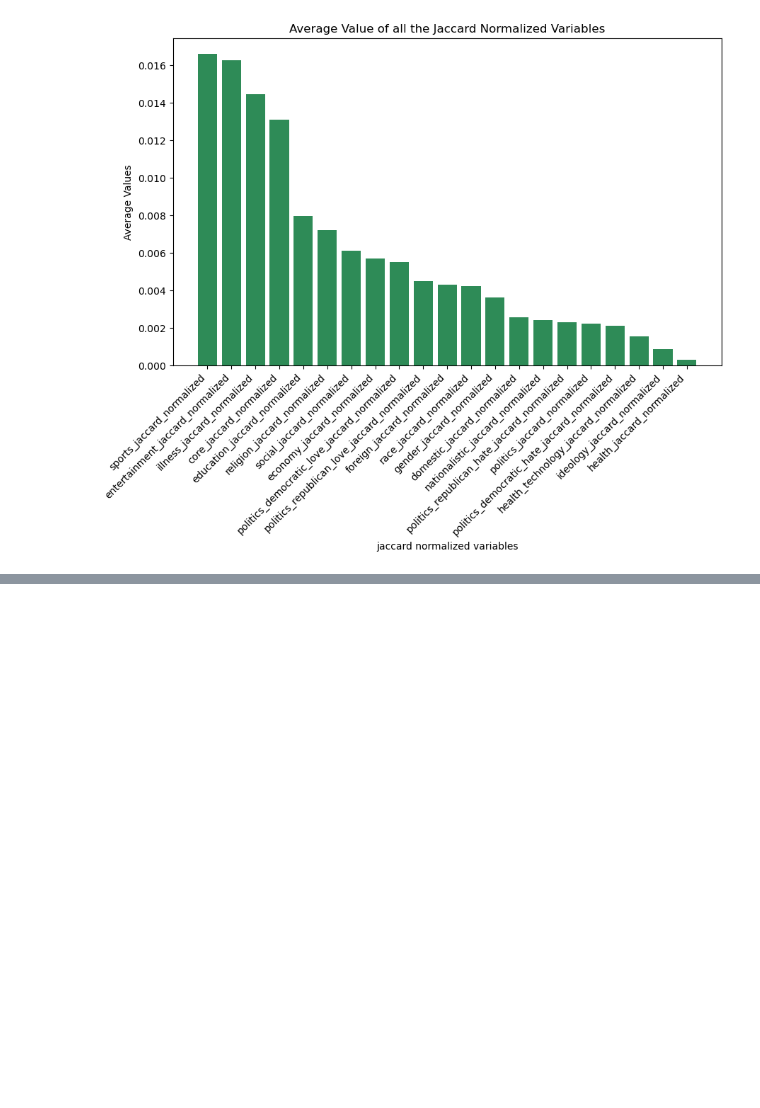
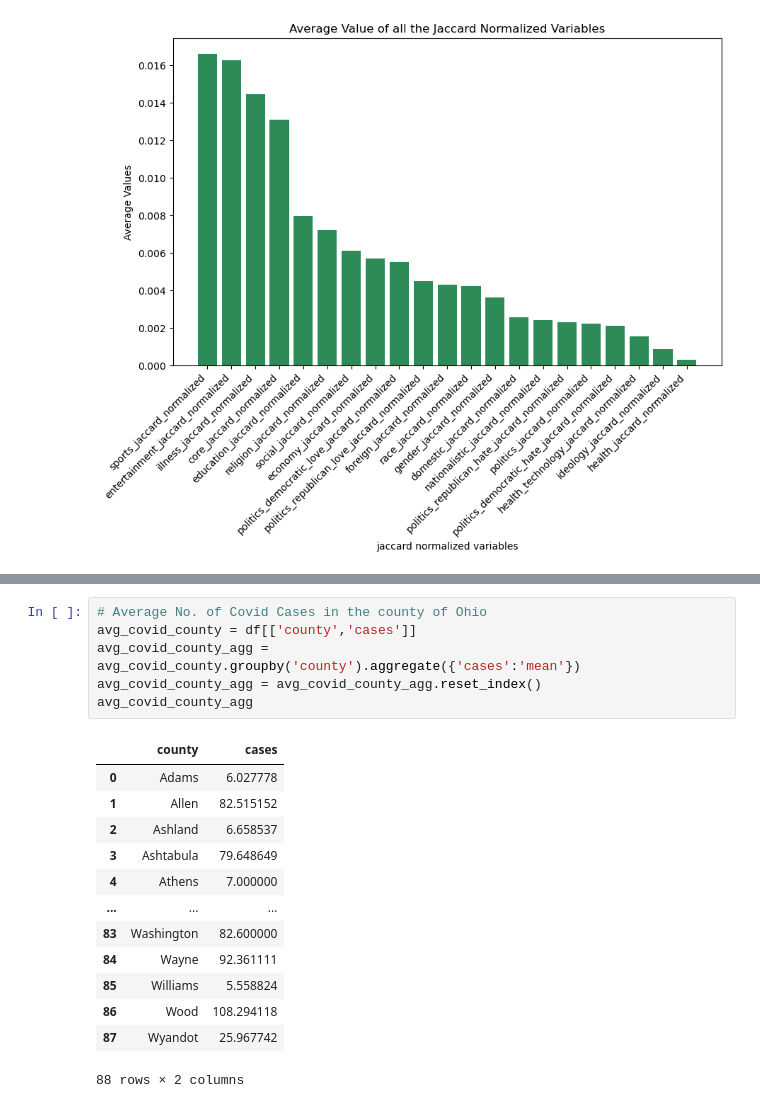
Before and after one commit to babli18/Covid-19-Awareness-Cases-in-Ohio, a Jupyter notebook: descriptive.ipynb, the cells around one changed output, grey strips where cells are left out. Cells and saved outputs as stored; diff of their text form; blank space fills up the shorter version.

```diff
--- a/descriptive.ipynb
+++ b/descriptive.ipynb
@@ -124,0 +178,20 @@ dtype('float64')
+# %%
+# Average No. of Covid Cases in the county of Ohio
+avg_covid_county = df[['county','cases']]
+avg_covid_county_agg = avg_covid_county.groupby('county').aggregate({'cases':'mean'})
+avg_covid_county_agg = avg_covid_county_agg.reset_index()
+avg_covid_county_agg
+# %% [output]
+|  | county | cases |
+| 0 | Adams | 6.027778 |
+| 1 | Allen | 82.515152 |
+| 2 | Ashland | 6.658537 |
+| 3 | Ashtabula | 79.648649 |
+| 4 | Athens | 7.000000 |
+| ... | ... | ... |
+| 83 | Washington | 82.600000 |
+| 84 | Wayne | 92.361111 |
+| 85 | Williams | 5.558824 |
+| 86 | Wood | 108.294118 |
+| 87 | Wyandot | 25.967742 |
+88 rows × 2 columns
```
Also changed, not shown: parts of 9 cells of this notebook, 8 other files.
